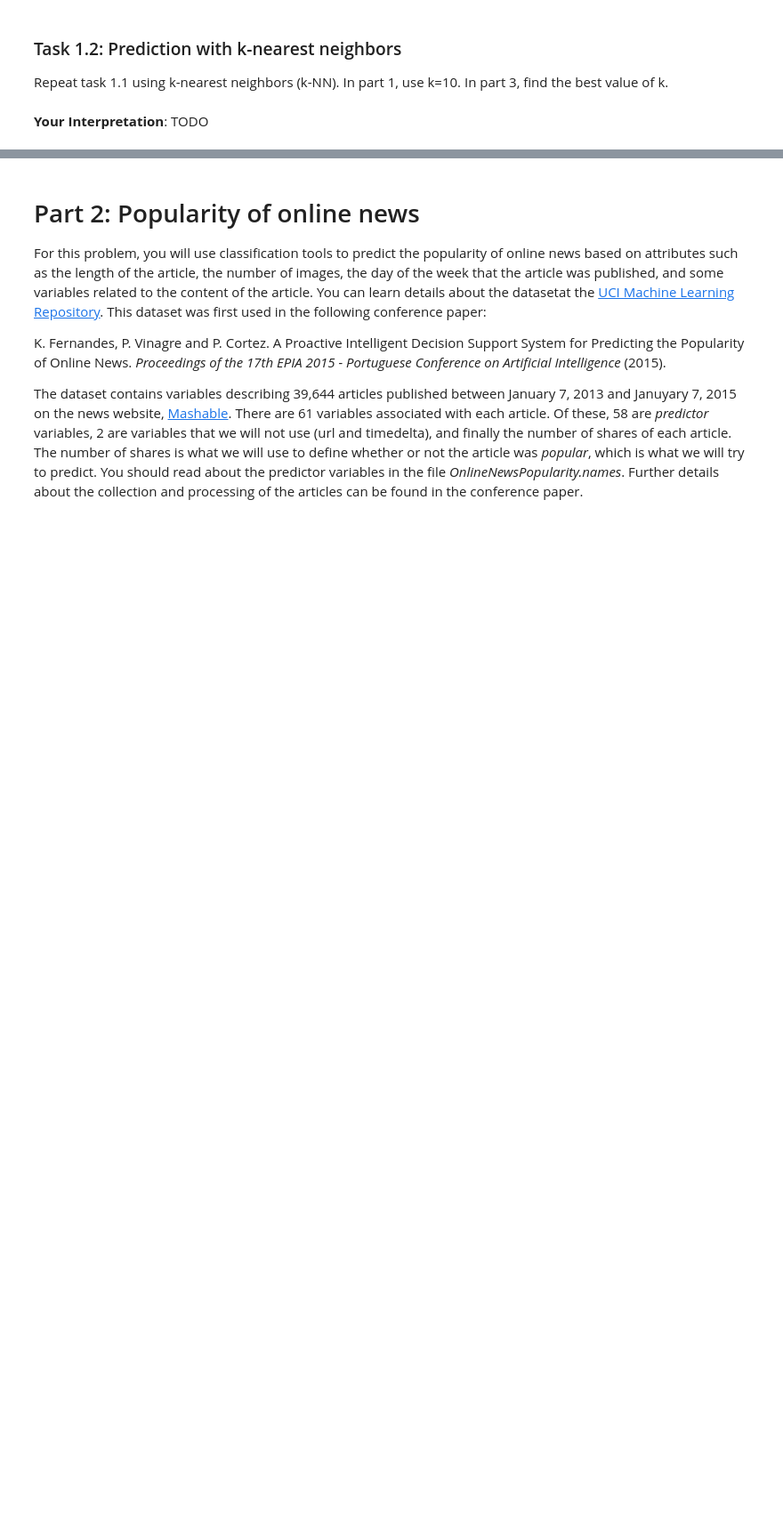
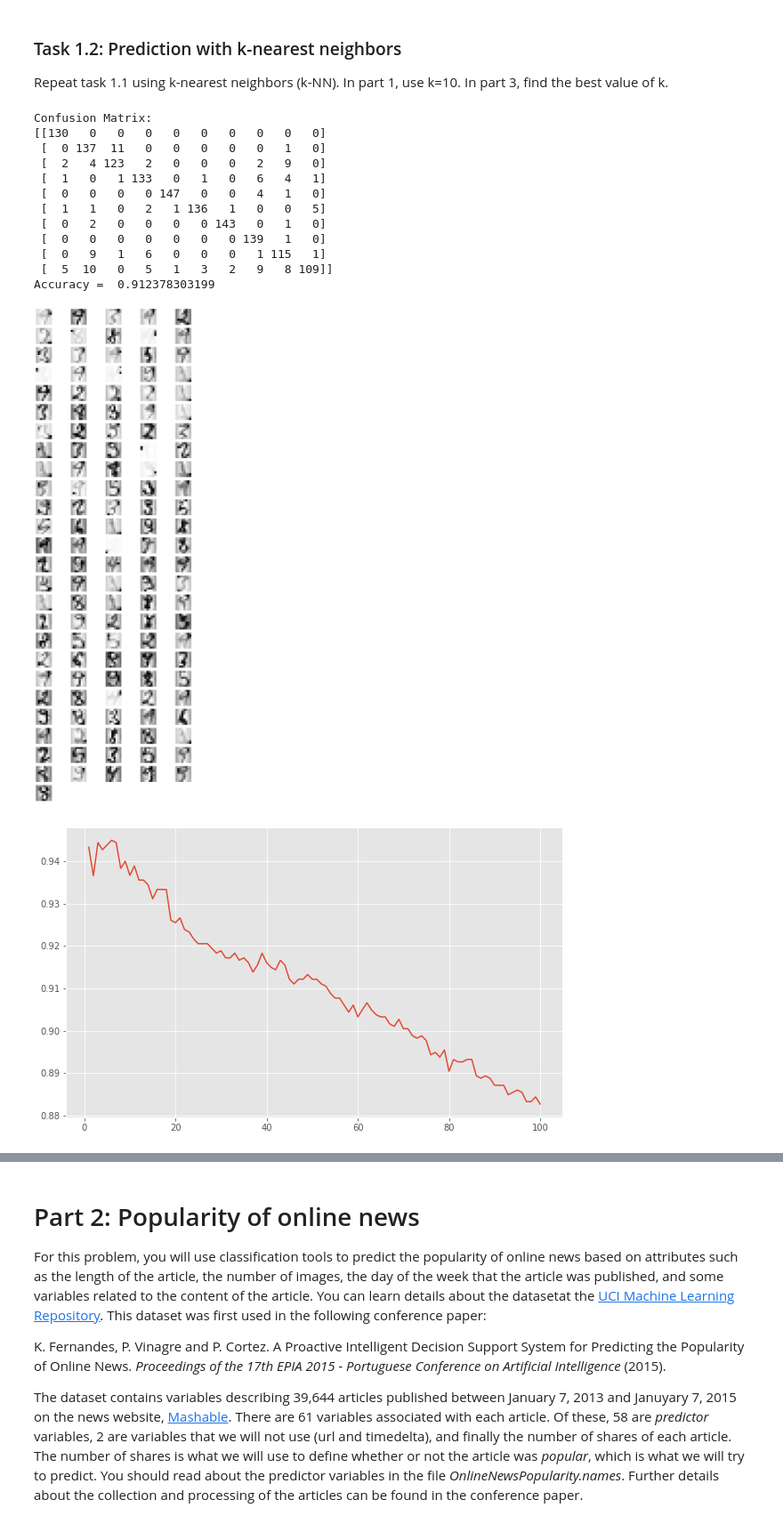
Before and after one commit to jspitkin/cs6017_hw, a Jupyter notebook: hw5/homework5.ipynb, the cells around one changed output, grey strips where cells are left out. Shown at 89% size. Cells and saved outputs as stored; diff of their text form; code cells hidden in the pictures; blank space fills up the shorter version.

```diff
--- a/hw5/homework5.ipynb
+++ b/hw5/homework5.ipynb
@@ -117,2 +186,63 @@ Repeat task 1.1 using k-nearest neighbors (k-NN). In part 1, use k=10. In part 3
-# %% [markdown]
-**Your Interpretation**: TODO
+# %%
+# 1 - Split the data
+digits = load_digits()
+X = scale(digits.data)
+y = digits.target
+X_train, X_test, y_train, y_test = train_test_split(X, y, random_state=1, test_size=0.8)
+
+# 2 - Train
+model = KNeighborsClassifier(n_neighbors=10)
+model.fit(X_train, y_train)
+
+# 3 - Test
+print('Confusion Matrix:')
+y_pred = model.predict(X_test)
+print(metrics.confusion_matrix(y_true = y_test, y_pred = y_pred))
+print('Accuracy = ', metrics.accuracy_score(y_true = y_test, y_pred = y_pred))
+
+# 4 - Print misclassified digits
+misclassified_indices = [i for i in range(len(y_test)) if y_pred[i] != y_test[i]]
+rows = np.ceil(len(misclassified_indices)/5)
+plt.figure(figsize= (30, 90))
+for count, index in enumerate(misclassified_indices):
+    plt.subplot(rows, 5, count+1)
+    plt.imshow(np.reshape(X_test[index,:],(8,8)), cmap='Greys',interpolation='nearest')
+    plt.axis('off')
+plt.show()
+
+# 5 - Cross-validate the parameter k
+ks = np.linspace(1,100,100)
+Accuracies = np.zeros(ks.shape[0])
+for i,k in enumerate(ks):
+    model = KNeighborsClassifier(n_neighbors=int(k))
+    scores = cross_val_score(estimator=model, X=X, y=y, cv=5, scoring='accuracy')
+    Accuracies[i]  = scores.mean()
+plt.plot(ks,Accuracies)
+plt.show()
+
+# 6 - Non-scaled data
+digits = load_digits()
+X = digits.data
+y = digits.target
+X_train, X_test, y_train, y_test = train_test_split(X, y, random_state=1, test_size=0.8)
+model = KNeighborsClassifier(n_neighbors=6)
+model.fit(X_train, y_train)
+print('Confusion Matrix:')
+y_pred = model.predict(X_test)
+print(metrics.confusion_matrix(y_true = y_test, y_pred = y_pred))
+print('Accuracy = ', metrics.accuracy_score(y_true = y_test, y_pred = y_pred))
+# %% [output]
+Confusion Matrix:
+[[130   0   0   0   0   0   0   0   0   0]
+ [  0 137  11   0   0   0   0   0   1   0]
+ [  2   4 123   2   0   0   0   2   9   0]
+ [  1   0   1 133   0   1   0   6   4   1]
+ [  0   0   0   0 147   0   0   4   1   0]
+ [  1   1   0   2   1 136   1   0   0   5]
+ [  0   2   0   0   0   0 143   0   1   0]
+ [  0   0   0   0   0   0   0 139   1   0]
+ [  0   9   1   6   0   0   0   1 115   1]
+ [  5  10   0   5   1   3   2   9   8 109]]
+Accuracy =  0.912378303199
+[figure, added]
+[figure, added]
```
Also changed, not shown: parts of 5 cells of this notebook.
